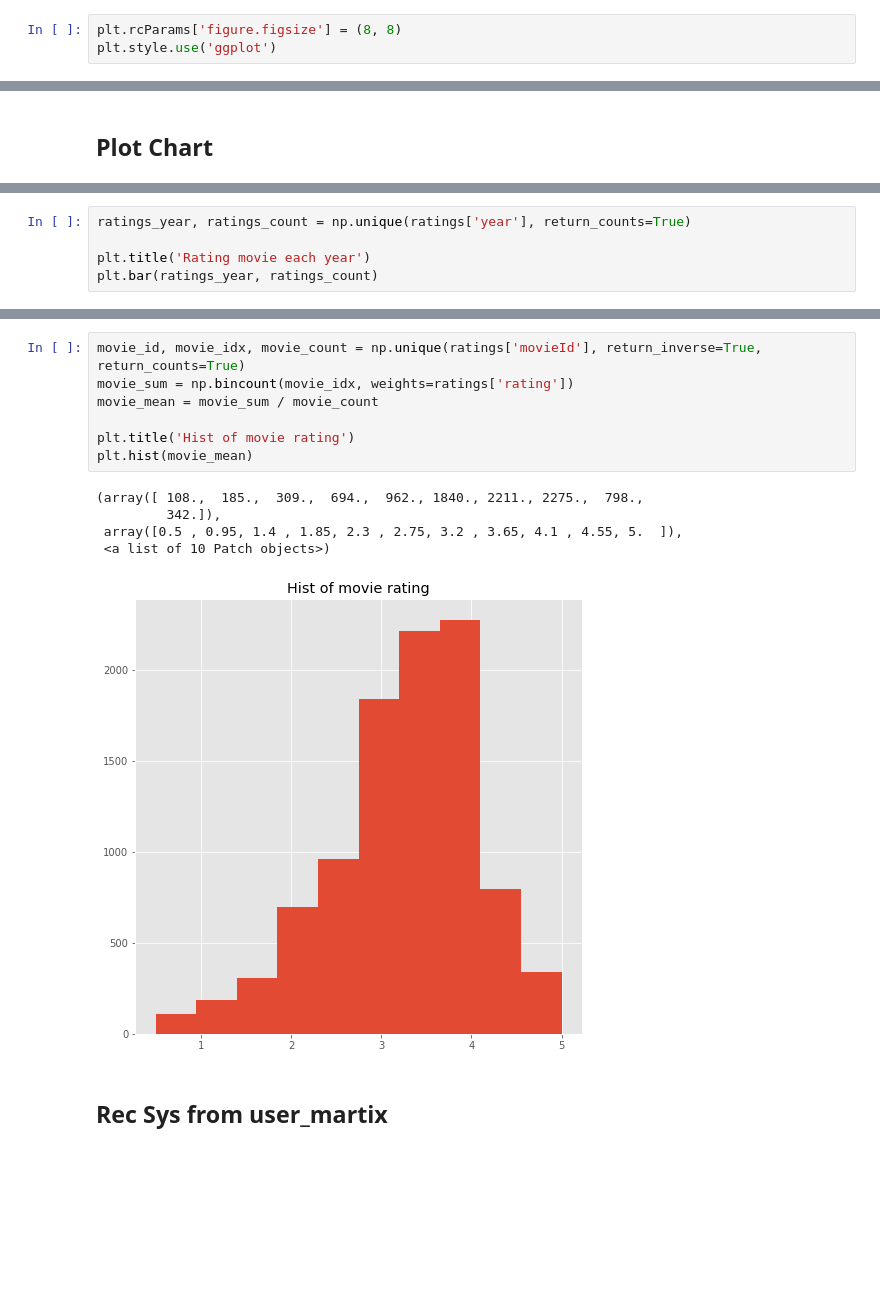
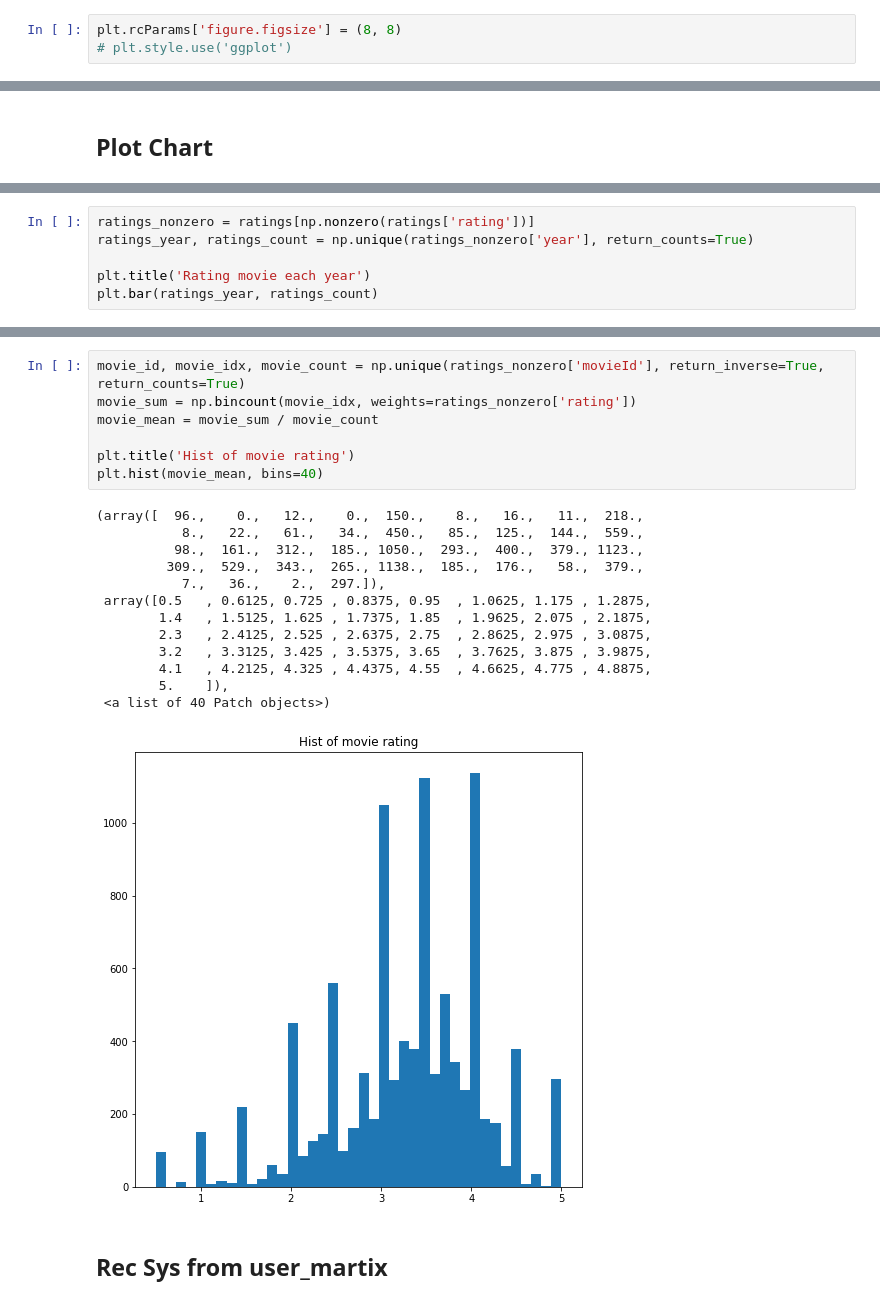
Before and after one commit to bdintu/machine-learning, a Jupyter notebook: lab4/lab4.ipynb, the cells around one changed output, grey strips where cells are left out. Drawn from its saved outputs; the diff is of its cells as text; blank space fills up the shorter version.

```diff
--- a/lab4/lab4.ipynb
+++ b/lab4/lab4.ipynb
@@ -13,7 +14,7 @@ from sklearn.cluster import KMeans
 from sklearn.mixture import GaussianMixture
 # %%
 plt.rcParams['figure.figsize'] = (8, 8)
-plt.style.use('ggplot')
+# plt.style.use('ggplot')
 # %%
 dir = 'ml-latest-small'
 genres = np.array(['Action', 'Adventure', 'Animation', "Children", 'Comedy', 'Crime', 'Documentary', 'Drama', 'Fantasy', 'Film-Noir', 'Horror', 'IMAX', 'Musical', 'Mystery', 'Romance', 'Sci-Fi', 'Thriller', 'War', 'Western', '(no genres listed)'])
@@ -107,5 +102,6 @@ plt.bar(movies_year, movies_count)
 # %%
-ratings_year, ratings_count = np.unique(ratings['year'], return_counts=True)
+ratings_nonzero = ratings[np.nonzero(ratings['rating'])]
+ratings_year, ratings_count = np.unique(ratings_nonzero['year'], return_counts=True)
 
 plt.title('Rating movie each year')
 plt.bar(ratings_year, ratings_count)
@@ -135,16 +131,24 @@ plt.legend(movie_year_idx.keys())
 # %%
-movie_id, movie_idx, movie_count = np.unique(ratings['movieId'], return_inverse=True, return_counts=True)
-movie_sum = np.bincount(movie_idx, weights=ratings['rating'])
+movie_id, movie_idx, movie_count = np.unique(ratings_nonzero['movieId'], return_inverse=True, return_counts=True)
+movie_sum = np.bincount(movie_idx, weights=ratings_nonzero['rating'])
 movie_mean = movie_sum / movie_count
 
 plt.title('Hist of movie rating')
-plt.hist(movie_mean)
+plt.hist(movie_mean, bins=40)
 # %% [output]
-(array([ 108.,  185.,  309.,  694.,  962., 1840., 2211., 2275.,  798.,
-         342.]),
- array([0.5 , 0.95, 1.4 , 1.85, 2.3 , 2.75, 3.2 , 3.65, 4.1 , 4.55, 5.  ]),
- <a list of 10 Patch objects>)
+(array([  96.,    0.,   12.,    0.,  150.,    8.,   16.,   11.,  218.,
+           8.,   22.,   61.,   34.,  450.,   85.,  125.,  144.,  559.,
+          98.,  161.,  312.,  185., 1050.,  293.,  400.,  379., 1123.,
+         309.,  529.,  343.,  265., 1138.,  185.,  176.,   58.,  379.,
+           7.,   36.,    2.,  297.]),
+ array([0.5   , 0.6125, 0.725 , 0.8375, 0.95  , 1.0625, 1.175 , 1.2875,
+        1.4   , 1.5125, 1.625 , 1.7375, 1.85  , 1.9625, 2.075 , 2.1875,
+        2.3   , 2.4125, 2.525 , 2.6375, 2.75  , 2.8625, 2.975 , 3.0875,
+        3.2   , 3.3125, 3.425 , 3.5375, 3.65  , 3.7625, 3.875 , 3.9875,
+        4.1   , 4.2125, 4.325 , 4.4375, 4.55  , 4.6625, 4.775 , 4.8875,
+        5.    ]),
+ <a list of 40 Patch objects>)
-[figure, old version]
+[figure, new version]
 # %% [markdown]
 ## Rec Sys from user_martix
 # %% [markdown]
```
Also changed, not shown: parts of 33 cells of this notebook.
